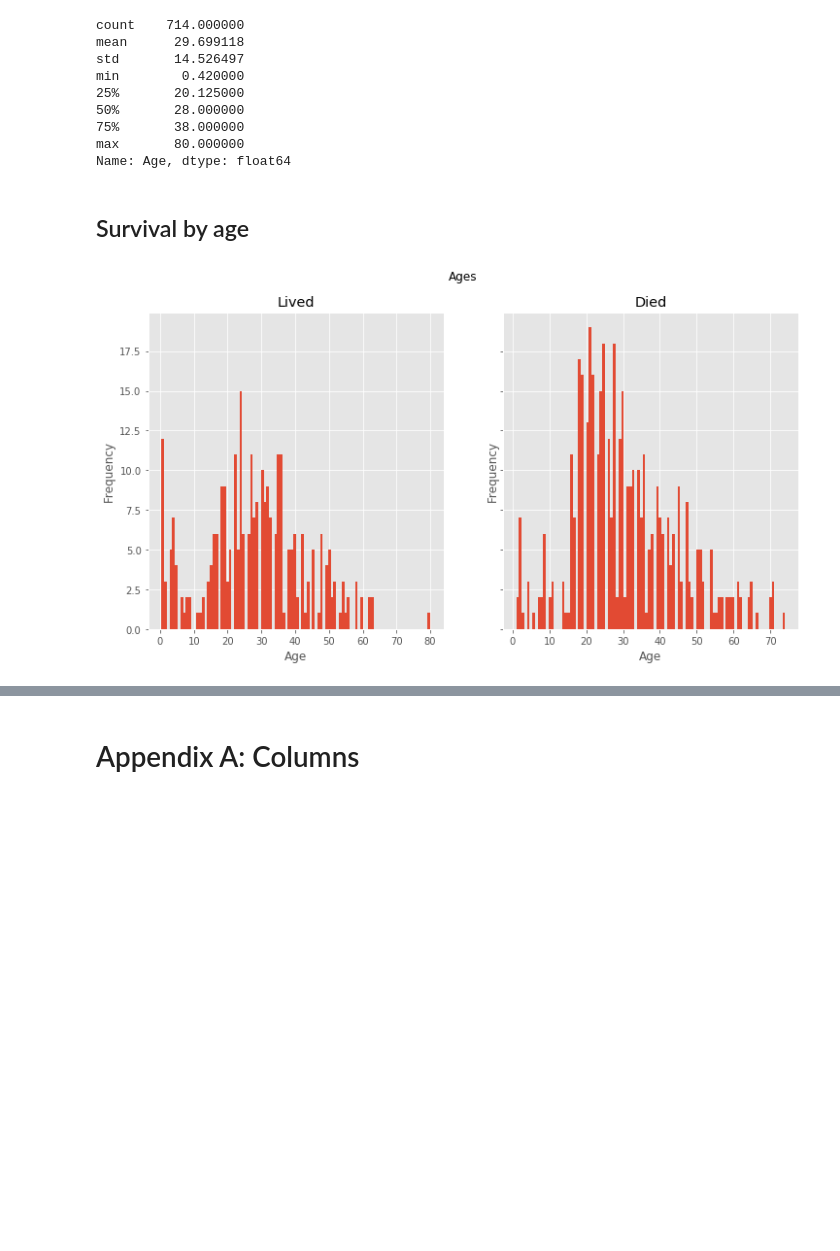
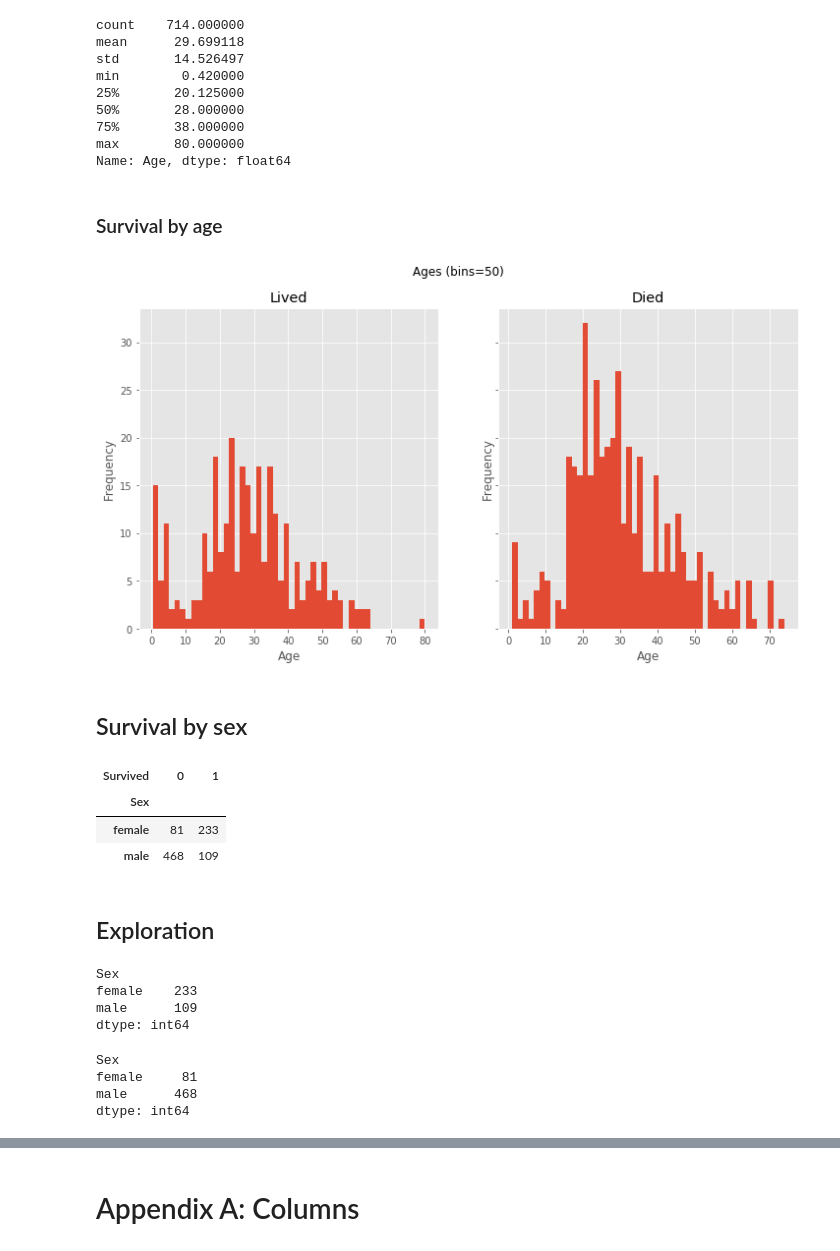
Before and after one commit to mehemken/kaggle, a Jupyter notebook: titanic/titanic_competition.ipynb, the cells around one changed output, grey strips where cells are left out. Drawn from its saved outputs; the diff is of its cells as text; code cells hidden in the pictures; blank space fills up the shorter version.

Commit message:
a little bit of exploration

```diff
--- a/titanic/titanic_competition.ipynb
+++ b/titanic/titanic_competition.ipynb
@@ -31,0 +38,17 @@ Text(0,0.5,'Frequency')
+# %%
+lived = df[df['Survived'] == 1].copy()
+died = df[df['Survived'] == 0].copy()
+
+b = 200  # bins
+
+fig, (ax1, ax2) = plt.subplots(1, 2, figsize=(12,5), sharey=True)
+fig.suptitle('Fares')
+lived['Fare'].hist(bins=b, ax=ax1)
+ax1.set_title(f'Lived: Fares (scale=log, bins={b})')
+died['Fare'].hist(bins=100, ax=ax2)
+ax2.set_title(f'Died: Fares (scale=log, bins={b})')
+
+for i in (ax1, ax2):
+    i.set_ylabel('Frequency')
+    i.set_xlabel('Fare')
+    i.set_xscale('log')
@@ -75,19 +90,49 @@ min        0.420000
 max       80.000000
 Name: Age, dtype: float64
 # %% [markdown]
-## Survival by age
+### Survival by age
 # %%
+b = 50  # bins
+
 lived = df[df['Survived'] == 1].copy()
 died = df[df['Survived'] == 0].copy()
 
 fig, (ax1, ax2) = plt.subplots(1, 2, figsize=(12,6), sharey=True)
-fig.suptitle('Ages')
-lived['Age'].hist(bins=100, ax=ax1)
+fig.suptitle(f'Ages (bins={b})')
+lived['Age'].hist(bins=b, ax=ax1)
 ax1.set_title('Lived')
-died['Age'].hist(bins=100, ax=ax2)
+died['Age'].hist(bins=b, ax=ax2)
 ax2.set_title('Died')
 for i in (ax1, ax2):
     i.set_xlabel('Age')
     i.set_ylabel('Frequency')
 # %% [output]
-[figure, old version]
+[figure, new version]
+# %% [markdown]
+## Survival by sex
+# %%
+g = df.groupby(['Sex', 'Survived'])
+g.size().unstack()
+# %% [output]
+| Survived | 0 | 1 |
+| Sex |  |  |
+| female | 81 | 233 |
+| male | 468 | 109 |
+# %% [markdown]
+## Exploration
+# %%
+g = lived.groupby(['Sex'])
+g.size()
+# %% [output]
+Sex
+female    233
+male      109
+dtype: int64
+# %%
+h = died.groupby(['Sex'])
+h.size()
+# %% [output]
+Sex
+female     81
+male      468
+dtype: int64
```
Also changed, not shown: parts of 8 cells of this notebook.
